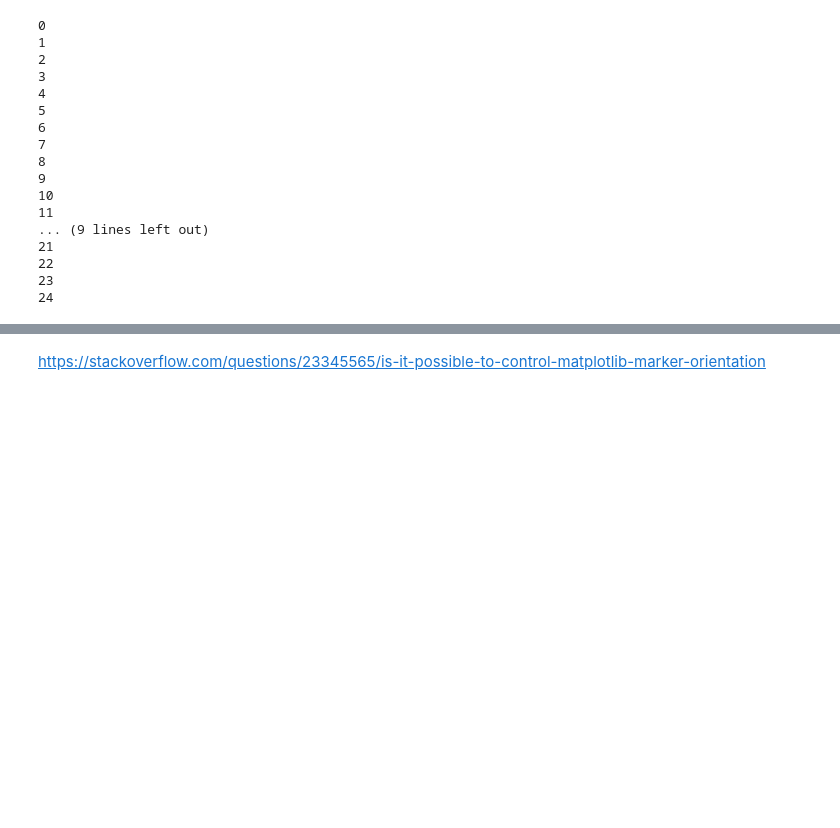
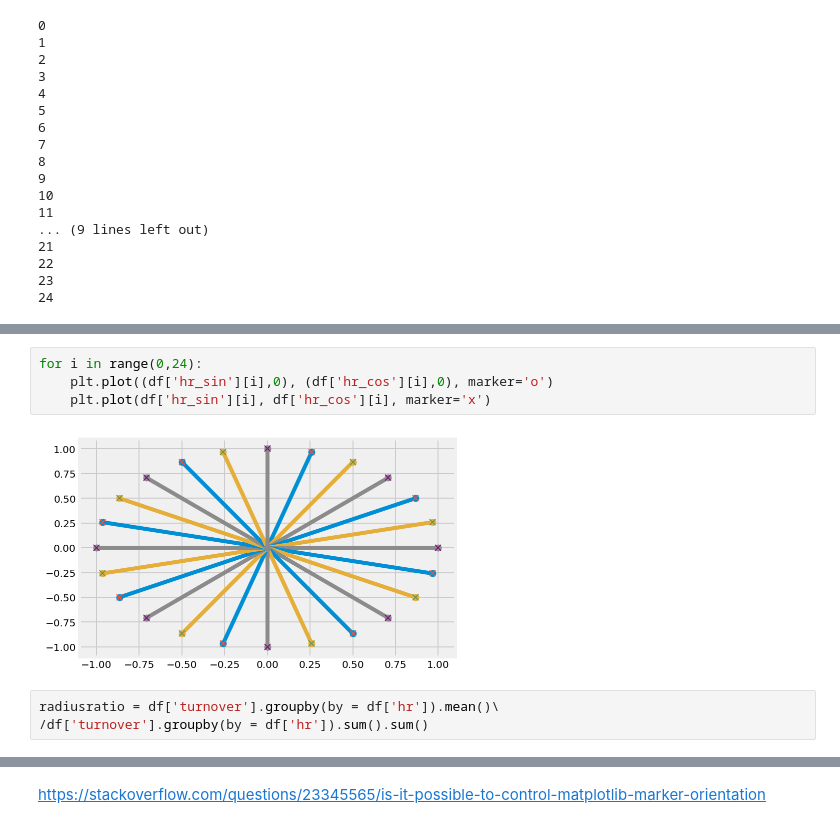
Before and after one commit to MaartenKool/CookBooks, a Jupyter notebook: cyclical.ipynb, the cells around one changed output, grey strips where cells are left out. Cells and saved outputs as stored; diff of their text form; blank space fills up the shorter version.

```diff
--- a/cyclical.ipynb
+++ b/cyclical.ipynb
@@ -278,0 +278,9 @@ Name: hr_sin, Length: 96, dtype: float64
+# %%
+for i in range(0,24):
+    plt.plot((df['hr_sin'][i],0), (df['hr_cos'][i],0), marker='o')
+    plt.plot(df['hr_sin'][i], df['hr_cos'][i], marker='x')
+# %% [output]
+[figure, added]
+# %%
+radiusratio = df['turnover'].groupby(by = df['hr']).mean()\
+/df['turnover'].groupby(by = df['hr']).sum().sum()
```
Also changed, not shown: parts of 7 cells of this notebook, 2 other files.
